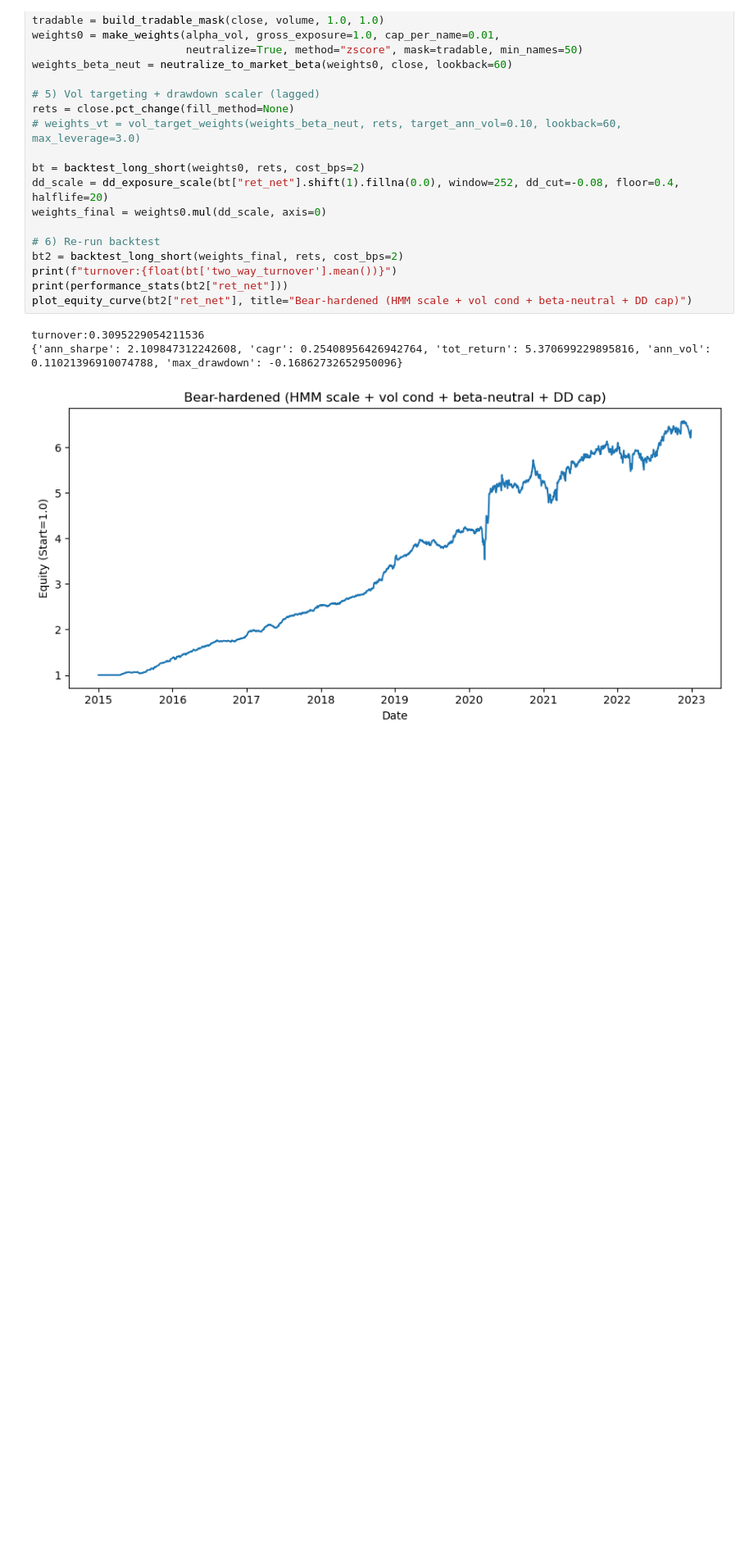
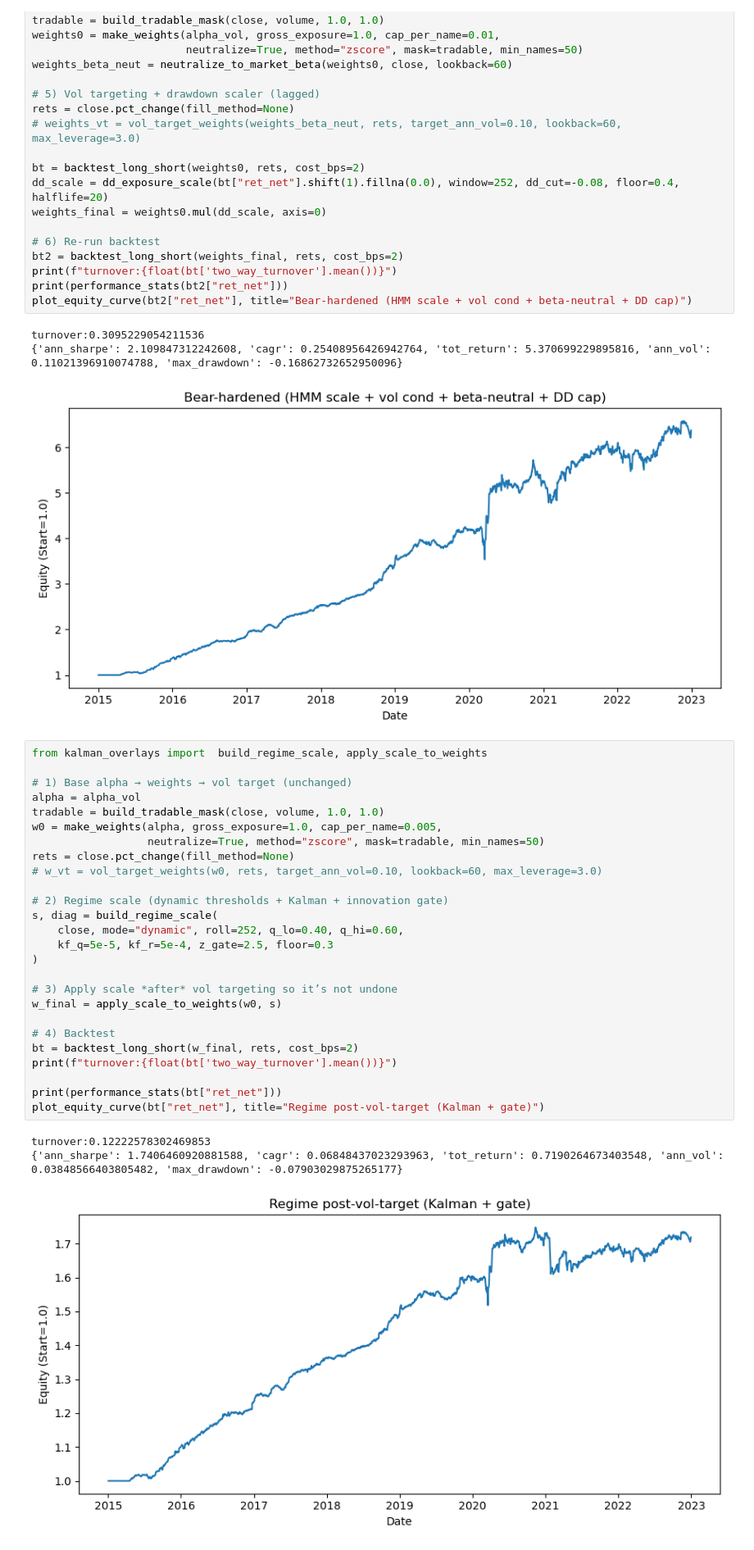
Before and after one commit to spurs7216/US-equity, a Jupyter notebook: hmm_alpha.ipynb, the cells around one changed output. Shown at 82% size. Cells and saved outputs as stored; diff of their text form; blank space fills up the shorter version.

Commit message:
add hmm and Kalman

```diff
--- a/hmm_alpha.ipynb
+++ b/hmm_alpha.ipynb
@@ -73,3 +76,33 @@ plot_equity_curve(bt2["ret_net"], title="Bear-hardened (HMM scale + vol cond + b
 turnover:0.3095229054211536
 {'ann_sharpe': 2.109847312242608, 'cagr': 0.25408956426942764, 'tot_return': 5.370699229895816, 'ann_vol': 0.11021396910074788, 'max_drawdown': -0.16862732652950096}
 [figure]
+# %%
+from kalman_overlays import  build_regime_scale, apply_scale_to_weights
+
+# 1) Base alpha → weights → vol target (unchanged)
+alpha = alpha_vol
+tradable = build_tradable_mask(close, volume, 1.0, 1.0)
+w0 = make_weights(alpha, gross_exposure=1.0, cap_per_name=0.005,
+                  neutralize=True, method="zscore", mask=tradable, min_names=50)
+rets = close.pct_change(fill_method=None)
+# w_vt = vol_target_weights(w0, rets, target_ann_vol=0.10, lookback=60, max_leverage=3.0)
+
+# 2) Regime scale (dynamic thresholds + Kalman + innovation gate)
+s, diag = build_regime_scale(
+    close, mode="dynamic", roll=252, q_lo=0.40, q_hi=0.60,
+    kf_q=5e-5, kf_r=5e-4, z_gate=2.5, floor=0.3
+)
+
+# 3) Apply scale *after* vol targeting so it’s not undone
+w_final = apply_scale_to_weights(w0, s)
+
+# 4) Backtest
+bt = backtest_long_short(w_final, rets, cost_bps=2)
+print(f"turnover:{float(bt['two_way_turnover'].mean())}")
+
+print(performance_stats(bt["ret_net"]))
+plot_equity_curve(bt["ret_net"], title="Regime post-vol-target (Kalman + gate)")
+# %% [output]
+turnover:0.12222578302469853
+{'ann_sharpe': 1.7406460920881588, 'cagr': 0.06848437023293963, 'tot_return': 0.7190264673403548, 'ann_vol': 0.03848566403805482, 'max_drawdown': -0.07903029875265177}
+[figure, added]
```
Also changed, not shown: parts of 2 cells of this notebook, 3 other files.
